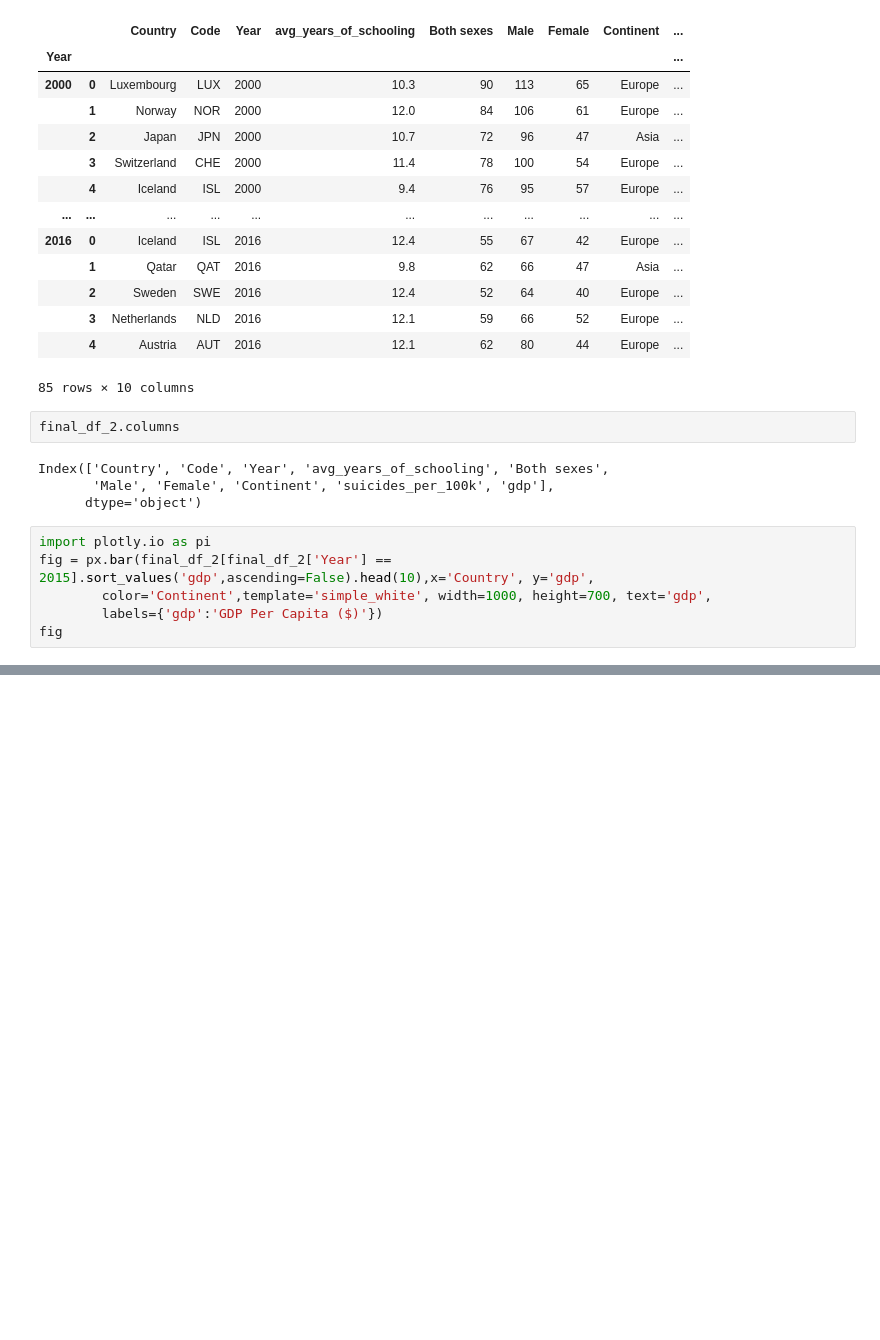
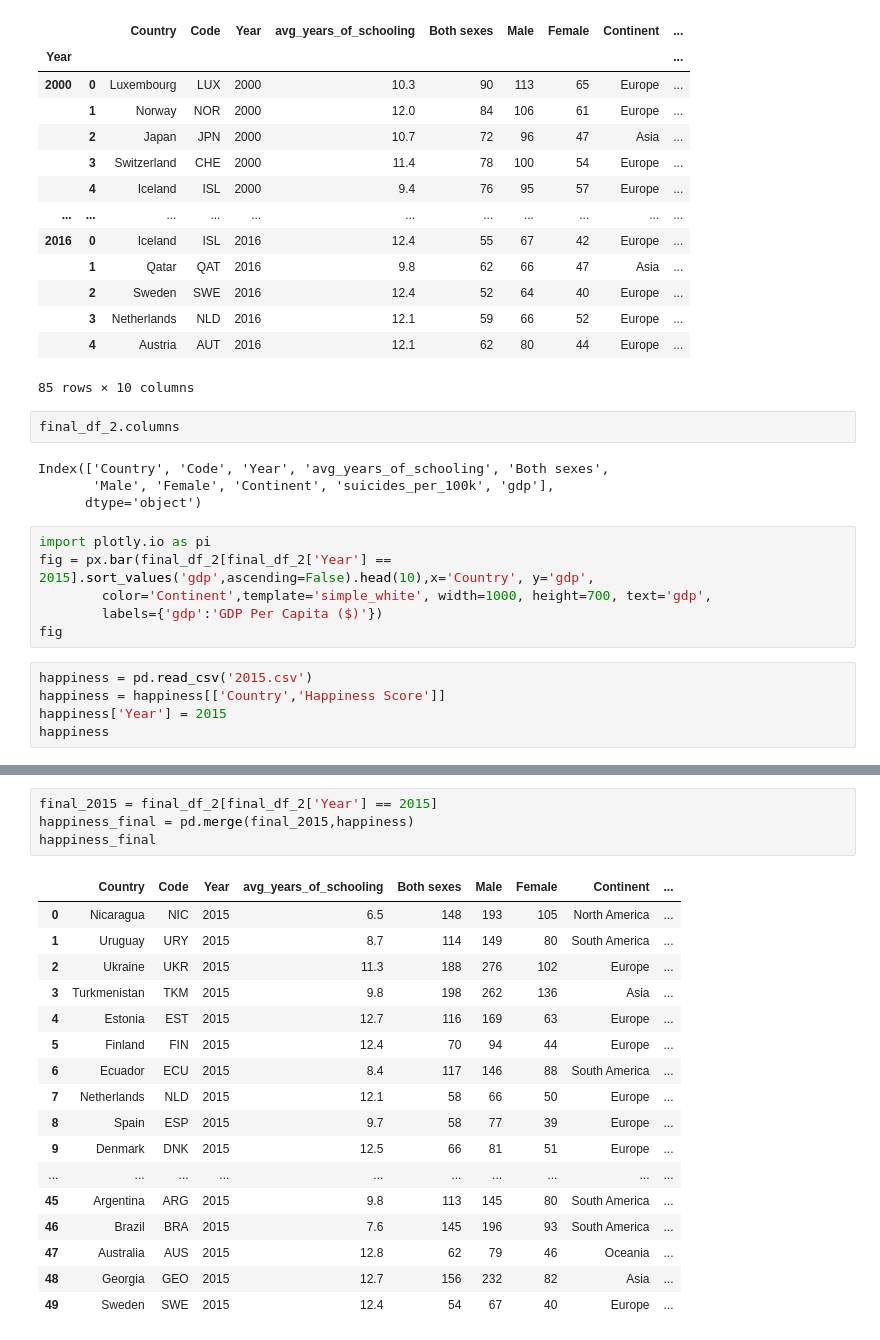
Before and after one commit to oludovisi/DSF_Final, a Jupyter notebook: DSF_Final_Project.ipynb, the cells around one changed output, grey strips where cells are left out. Drawn from its saved outputs; the diff is of its cells as text; blank space fills up the shorter version.

```diff
--- a/DSF_Final_Project.ipynb
+++ b/DSF_Final_Project.ipynb
@@ -330,3 +330,8 @@ fig = px.bar(final_df_2[final_df_2['Year'] == 2015].sort_values('gdp',ascending=
         color='Continent',template='simple_white', width=1000, height=700, text='gdp',
         labels={'gdp':'GDP Per Capita ($)'})
 fig
+# %%
+happiness = pd.read_csv('2015.csv')
+happiness = happiness[['Country','Happiness Score']]
+happiness['Year'] = 2015
+happiness
@@ -332,0 +352,22 @@ fig
+# %%
+final_2015 = final_df_2[final_df_2['Year'] == 2015]
+happiness_final = pd.merge(final_2015,happiness)
+happiness_final
+# %% [output]
+|  | Country | Code | Year | avg_years_of_schooling | Both sexes | Male | Female | Continent | ... |
+| 0 | Nicaragua | NIC | 2015 | 6.5 | 148 | 193 | 105 | North America | ... |
+| 1 | Uruguay | URY | 2015 | 8.7 | 114 | 149 | 80 | South America | ... |
+| 2 | Ukraine | UKR | 2015 | 11.3 | 188 | 276 | 102 | Europe | ... |
+| 3 | Turkmenistan | TKM | 2015 | 9.8 | 198 | 262 | 136 | Asia | ... |
+| 4 | Estonia | EST | 2015 | 12.7 | 116 | 169 | 63 | Europe | ... |
+| 5 | Finland | FIN | 2015 | 12.4 | 70 | 94 | 44 | Europe | ... |
+| 6 | Ecuador | ECU | 2015 | 8.4 | 117 | 146 | 88 | South America | ... |
+| 7 | Netherlands | NLD | 2015 | 12.1 | 58 | 66 | 50 | Europe | ... |
+| 8 | Spain | ESP | 2015 | 9.7 | 58 | 77 | 39 | Europe | ... |
+| 9 | Denmark | DNK | 2015 | 12.5 | 66 | 81 | 51 | Europe | ... |
+| ... | ... | ... | ... | ... | ... | ... | ... | ... | ... |
+| 45 | Argentina | ARG | 2015 | 9.8 | 113 | 145 | 80 | South America | ... |
+| 46 | Brazil | BRA | 2015 | 7.6 | 145 | 196 | 93 | South America | ... |
+| 47 | Australia | AUS | 2015 | 12.8 | 62 | 79 | 46 | Oceania | ... |
+| 48 | Georgia | GEO | 2015 | 12.7 | 156 | 232 | 82 | Asia | ... |
+| 49 | Sweden | SWE | 2015 | 12.4 | 54 | 67 | 40 | Europe | ... |
```
Also changed, not shown: parts of 4 cells of this notebook, 1 other file.
